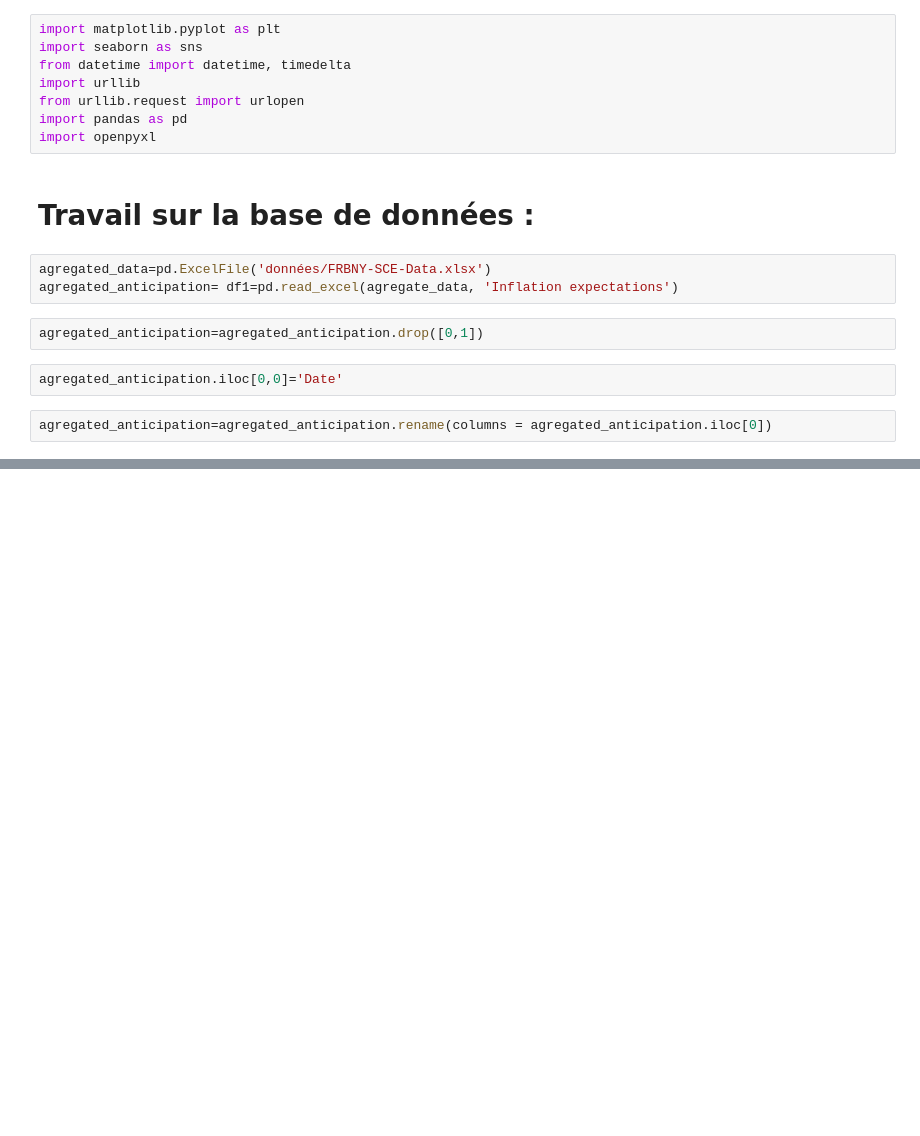
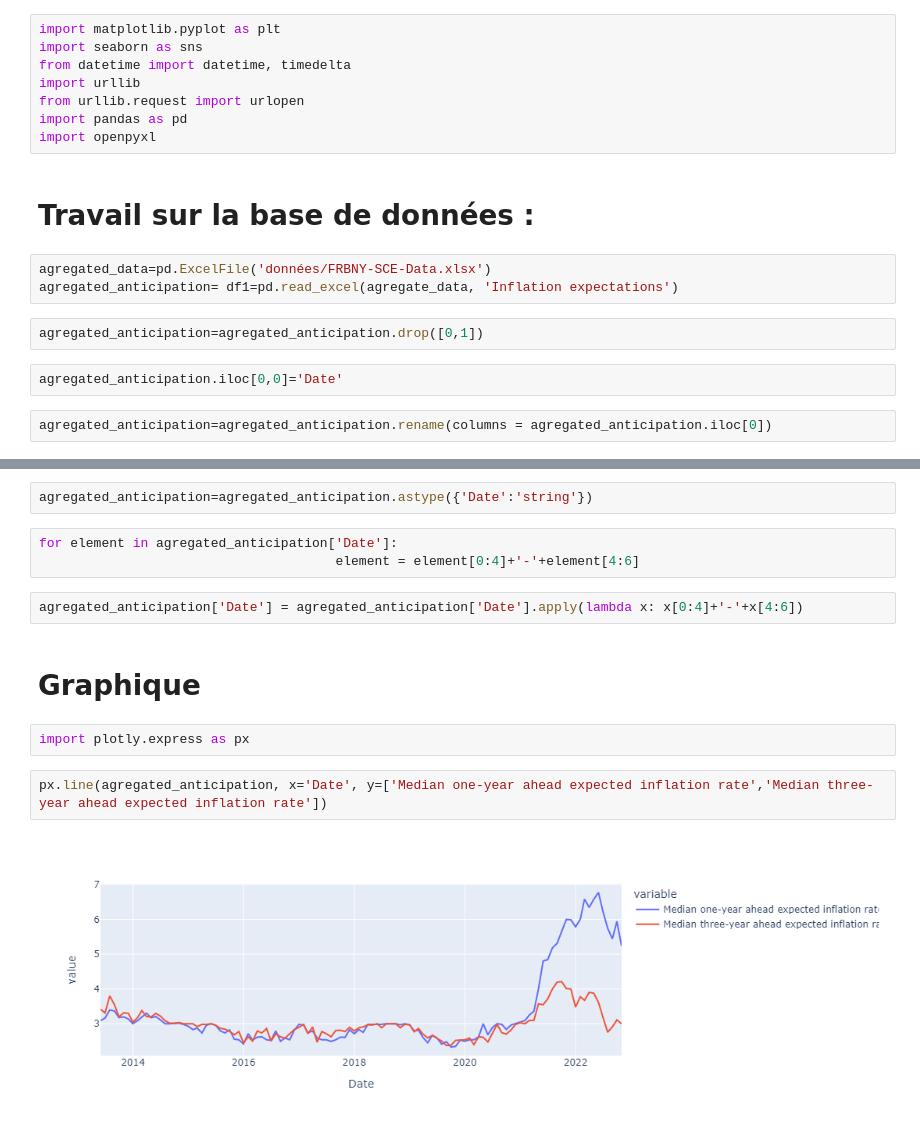
Before and after one commit to Jeremstar/-a-va-pr-dire-l-inflation-s-v-re, a Jupyter notebook: Moyenne des anticipations.ipynb, the cells around one changed output, grey strips where cells are left out. Drawn from its saved outputs; the diff is of its cells as text; blank space fills up the shorter version.

Commit message:
Réalisation des graphiques

```diff
--- a/Moyenne des anticipations.ipynb
+++ b/Moyenne des anticipations.ipynb
@@ -36,0 +52,15 @@ SyntaxError: invalid syntax (1415584462.py, line 1)
+# %%
+agregated_anticipation=agregated_anticipation.astype({'Date':'string'})
+# %%
+for element in agregated_anticipation['Date']:
+                                      element = element[0:4]+'-'+element[4:6]
+# %%
+agregated_anticipation['Date'] = agregated_anticipation['Date'].apply(lambda x: x[0:4]+'-'+x[4:6])
+# %% [markdown]
+# Graphique
+# %%
+import plotly.express as px
+# %%
+px.line(agregated_anticipation, x='Date', y=['Median one-year ahead expected inflation rate','Median three-year ahead expected inflation rate'])
+# %% [output]
+[figure, added]
```
Also changed, not shown: parts of 2 cells of this notebook.
